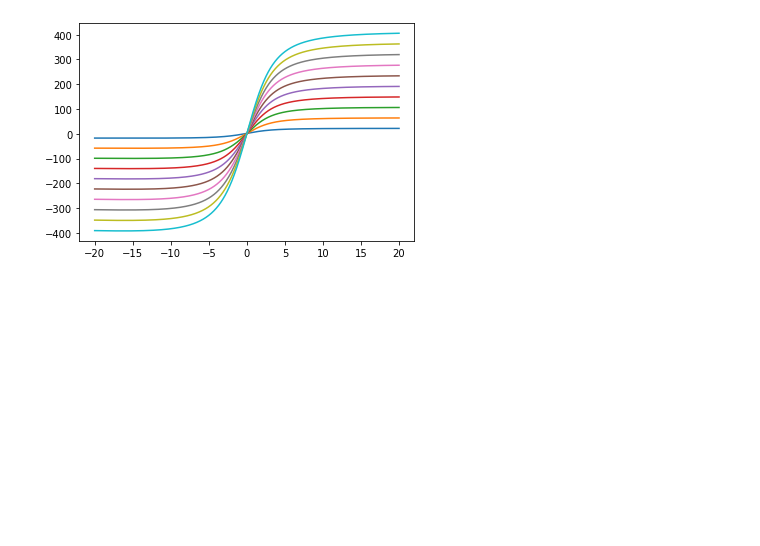
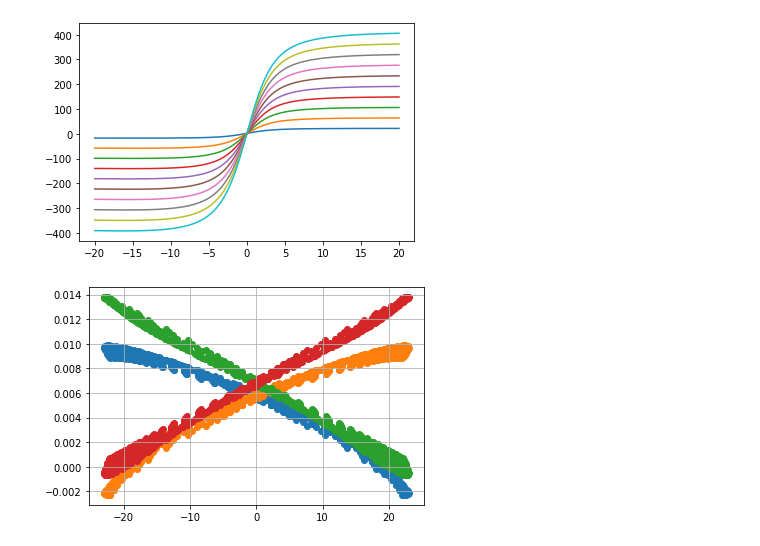
Before and after one commit to LonghornRacingElectric/magic_moment_method, a Jupyter notebook: analysis/MMM_plotter.ipynb, the cells around one changed output. Saved outputs shown, nothing was run; the diff lists cells and outputs as text; code cells hidden in the pictures; blank space fills up the shorter version.

```diff
--- a/analysis/MMM_plotter.ipynb
+++ b/analysis/MMM_plotter.ipynb
@@ -276,3 +280,12 @@ for normal_force in np.linspace(10, 200, 10):
     plt.plot(slip_angles, output_force)
 # %% [output]
 [figure]
+# %%
+#temp_df = df[abs(df["vehicle_turn_radius"]) < 1000]
+plt.scatter(df["vehicle_accelerations_NTB_1"],df["front_right_tire_disp"])
+plt.scatter(df["vehicle_accelerations_NTB_1"],df["front_left_tire_disp"])
+plt.scatter(df["vehicle_accelerations_NTB_1"],df["rear_right_tire_disp"])
+plt.scatter(df["vehicle_accelerations_NTB_1"],df["rear_left_tire_disp"])
+plt.grid()
+# %% [output]
+[figure, added]
```
Also changed, not shown: parts of 11 cells of this notebook, 12 other files.
